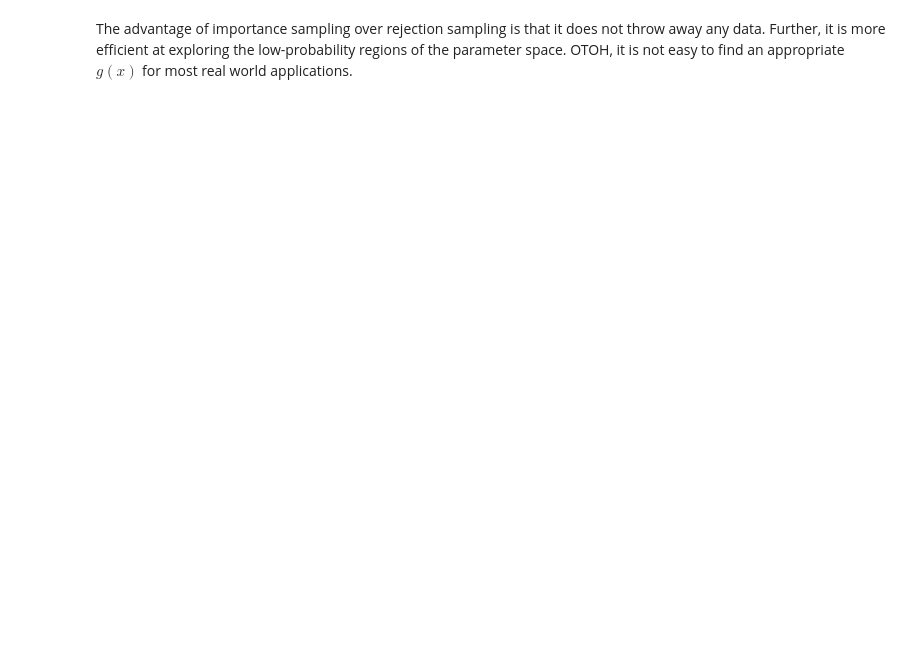
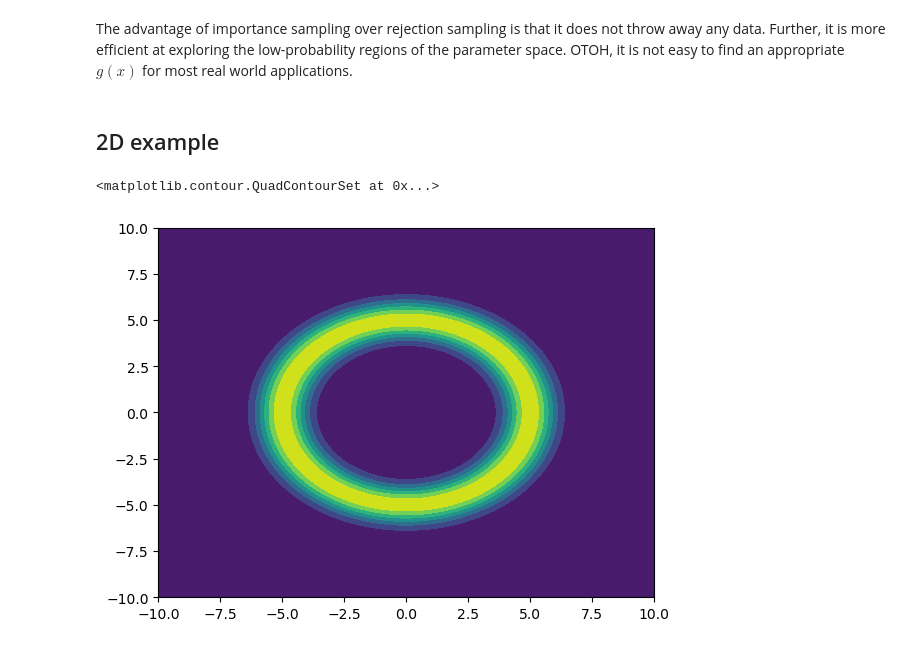
Before and after one commit to abhisrkckl/MCMC_Notes, a Jupyter notebook: 4 - Importance sampling.ipynb, the cells around one changed output. Cells and saved outputs as stored; diff of their text form; code cells hidden in the pictures; blank space fills up the shorter version.

```diff
--- a/4 - Importance sampling.ipynb
+++ b/4 - Importance sampling.ipynb
@@ -71,2 +66,16 @@ plt.plot(x, fprime(x), label="target")
 # %% [markdown]
 The advantage of importance sampling over rejection sampling is that it does not throw away any data. Further, it is more efficient at exploring the low-probability regions of the parameter space. OTOH, it is not easy to find an appropriate $g(x)$ for most real world applications.
+# %% [markdown]
+## 2D example
+# %%
+def fprime1(params):
+    x, y = params
+    u = np.sqrt(x*x + y*y)
+    return np.exp(-(u-5)**2)
+
+x, y = np.meshgrid(np.linspace(-10, 10, 5000), np.linspace(-10, 10, 5000))
+z = fprime1((x, y))
+plt.contourf(x, y, z)
+# %% [output]
+<matplotlib.contour.QuadContourSet at 0x...>
+[figure, added]
```
Also changed, not shown: parts of 7 cells of this notebook.
